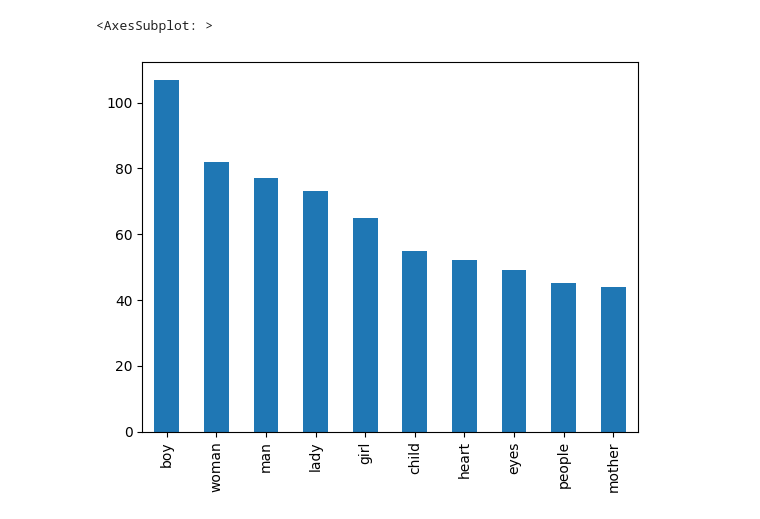
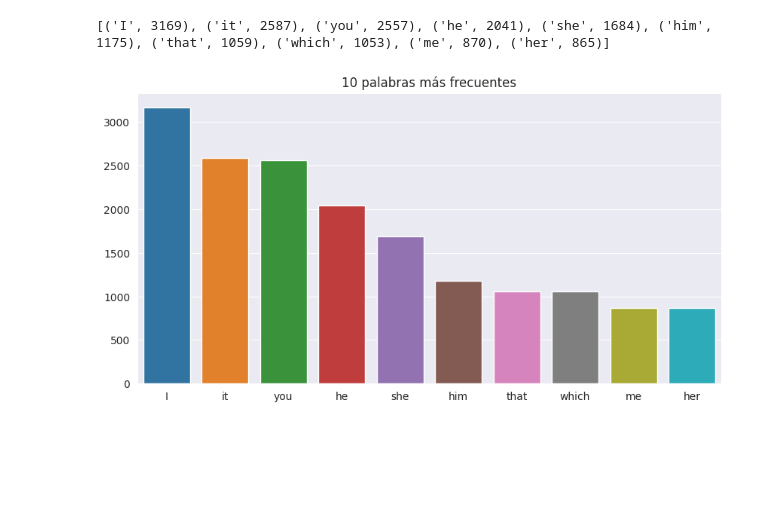
Before and after one commit to igl35/master-ua, a Jupyter notebook: Minería de textos/practica1a.ipynb, the cells around one changed output. Saved outputs shown, nothing was run; the diff lists cells and outputs as text; code cells hidden in the pictures; blank space fills up the shorter version.

```diff
--- a/Minería de textos/practica1a.ipynb
+++ b/Minería de textos/practica1a.ipynb
@@ -33,44 +35,41 @@ Updating files: 100% (210/210), done.
 # %%
 #abrir una única novela en la carpeta level1 de ELTeC-eng XML
 with open('/workspaces/master-ua/Minería de textos/ELTeC-eng/level1/ENG18400_Trollope.xml', 'r') as file:
     text = file.read()
 #procesar el XML y extraer los parrafos, se recomienda usar la librería BeautifulSoup
 from bs4 import BeautifulSoup
 soup = BeautifulSoup(text, 'html.parser')
 parrafos = soup.find_all('p')
 
 
 #Analizar el texto con el pipeline básico de SpaCy y extraer un CSV con “palabra | lema | categoria_gramatical | tipo de dependencia sintáctica | palabra de quien depende
 import csv
 with open('analisis.csv', 'w') as file:
     writer = csv.writer(file)
     for parrafo in parrafos:
         doc = nlp(parrafo.text)
         for token in doc:
             writer.writerow([token.text, token.lemma_, token.pos_, token.dep_, token.head.text])
 
-#Extraer los 10 grupos nominales más frecuentes (opcional: mostrar en un gráfico).
+#Extraer los 10 grupos nominales más frecuentes (opcional: mostrar en un gráfico). para ello recorre cada uno de los parrafos y extrae los grupos nominales nlp
+#y los guarda en una lista. Una vez extraidos todos los grupos nominales, cuenta cuantas veces aparece cada uno de ellos y muestra los 10 más frecuentes
 from collections import Counter
+grupos_nominales = []
+for parrafo in parrafos:
+    doc = nlp(parrafo.text)
+    for chunk in doc.noun_chunks:
+        grupos_nominales.append(chunk.text)
+frecuencia = Counter(grupos_nominales)
+print(frecuencia.most_common(10))
+
+#grafica las 10 palabras más frecuentes
 import matplotlib.pyplot as plt
-import numpy as np
-import pandas as pd
 import seaborn as sns
-from spacy import displacy
-from spacy.matcher import Matcher
-from spacy.tokens import Span
-from spacy import displacy
-
-#Cargamos el csv
-df = pd.read_csv('analisis.csv', names=['palabra', 'lemma', 'categoria_gramatical', 'tipo_dependencia', 'palabra_depende'])
-#Filtramos por categoría gramatical
-df = df[df['categoria_gramatical'] == 'NOUN']
-#Filtramos por tipo de dependencia
-df = df[df['tipo_dependencia'] == 'nsubj']
-#Contamos las palabras
-df['palabra'].value_counts().head(10)
-
-#muestra los resultados en un gráfico
-df['palabra'].value_counts().head(10).plot(kind='bar')
+sns.set_style("darkgrid")
+plt.figure(figsize=(10, 5))
+plt.title('10 palabras más frecuentes')
+sns.barplot(x=[x[0] for x in frecuencia.most_common(10)], y=[x[1] for x in frecuencia.most_common(10)])
+plt.show()
 # %% [output]
-<AxesSubplot: >
+[('I', 3169), ('it', 2587), ('you', 2557), ('he', 2041), ('she', 1684), ('him', 1175), ('that', 1059), ('which', 1053), ('me', 870), ('her', 865)]
-[figure, old version]
+[figure, new version]
```
Also changed, not shown: parts of 6 cells of this notebook, 1 other file.
